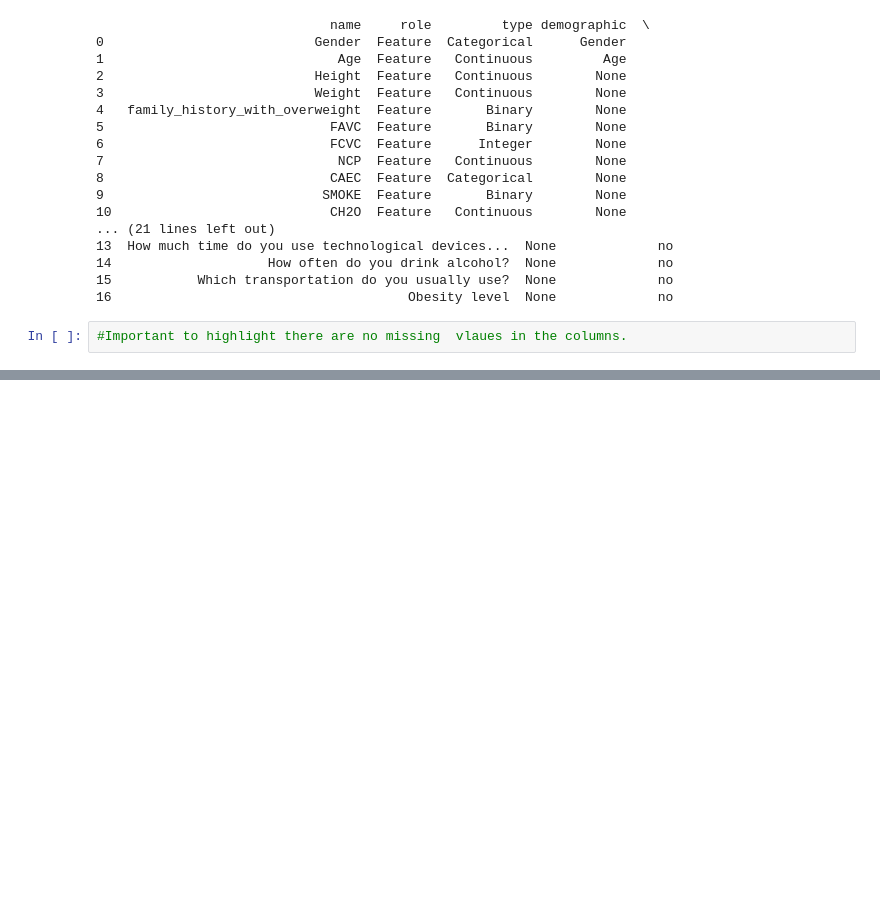
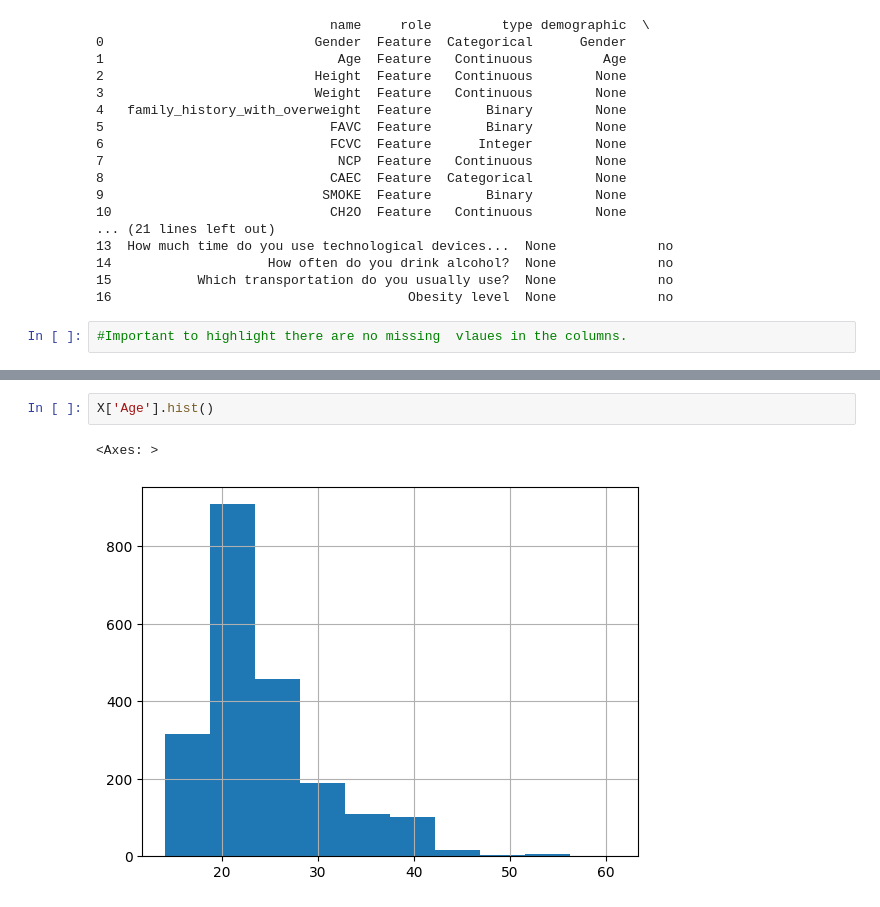
Before and after one commit to purplefunke/Taller_final, a Jupyter notebook: ML_Final/Final.ipynb, the cells around one changed output, grey strips where cells are left out. Drawn from its saved outputs; the diff is of its cells as text; blank space fills up the shorter version.

```diff
--- a/ML_Final/Final.ipynb
+++ b/ML_Final/Final.ipynb
@@ -86,0 +302,5 @@ print(dataset.variables)
+# %%
+X['Age'].hist()
+# %% [output]
+<Axes: >
+[figure, added]
```
Also changed, not shown: parts of 41 cells of this notebook, 1 other file.
